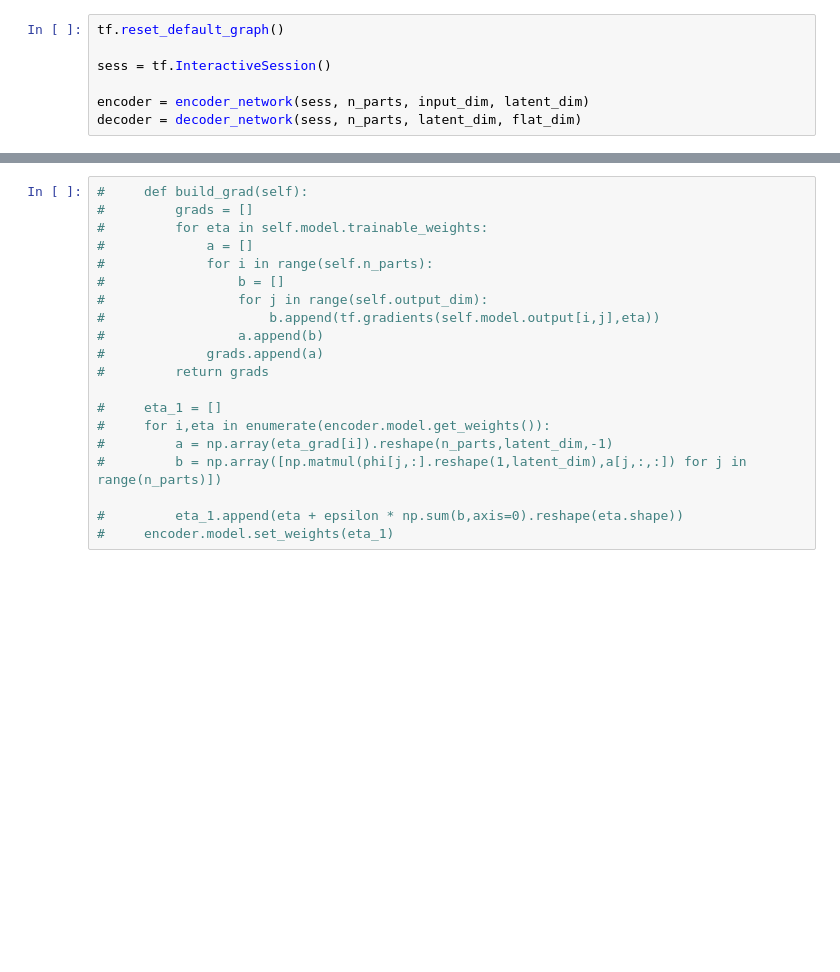
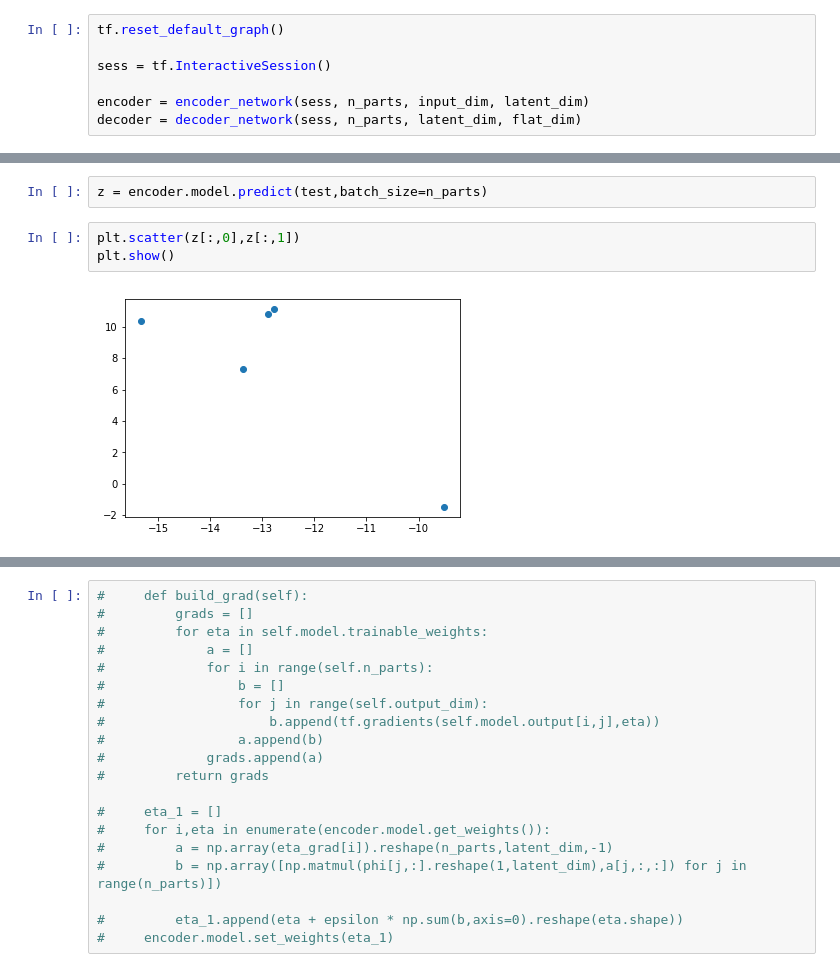
Before and after one commit to jthuemmel/svgd, a Jupyter notebook: stein_vae.ipynb, the cells around one changed output, grey strips where cells are left out. Cells and saved outputs as stored; diff of their text form; blank space fills up the shorter version.

```diff
--- a/stein_vae.ipynb
+++ b/stein_vae.ipynb
@@ -210,0 +230,7 @@ x_rec = np.round(prediction)
+# %%
+z = encoder.model.predict(test,batch_size=n_parts)
+# %%
+plt.scatter(z[:,0],z[:,1])
+plt.show()
+# %% [output]
+[figure, added]
```
Also changed, not shown: parts of 18 cells of this notebook.
